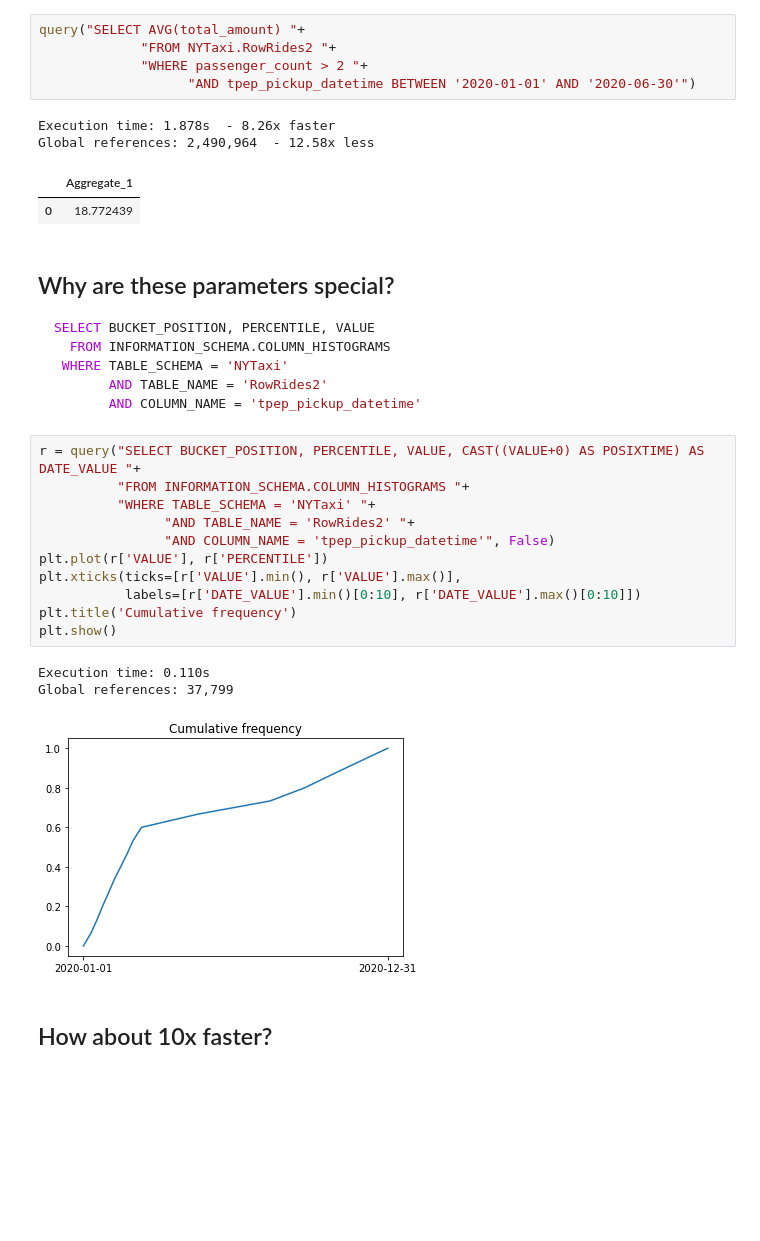
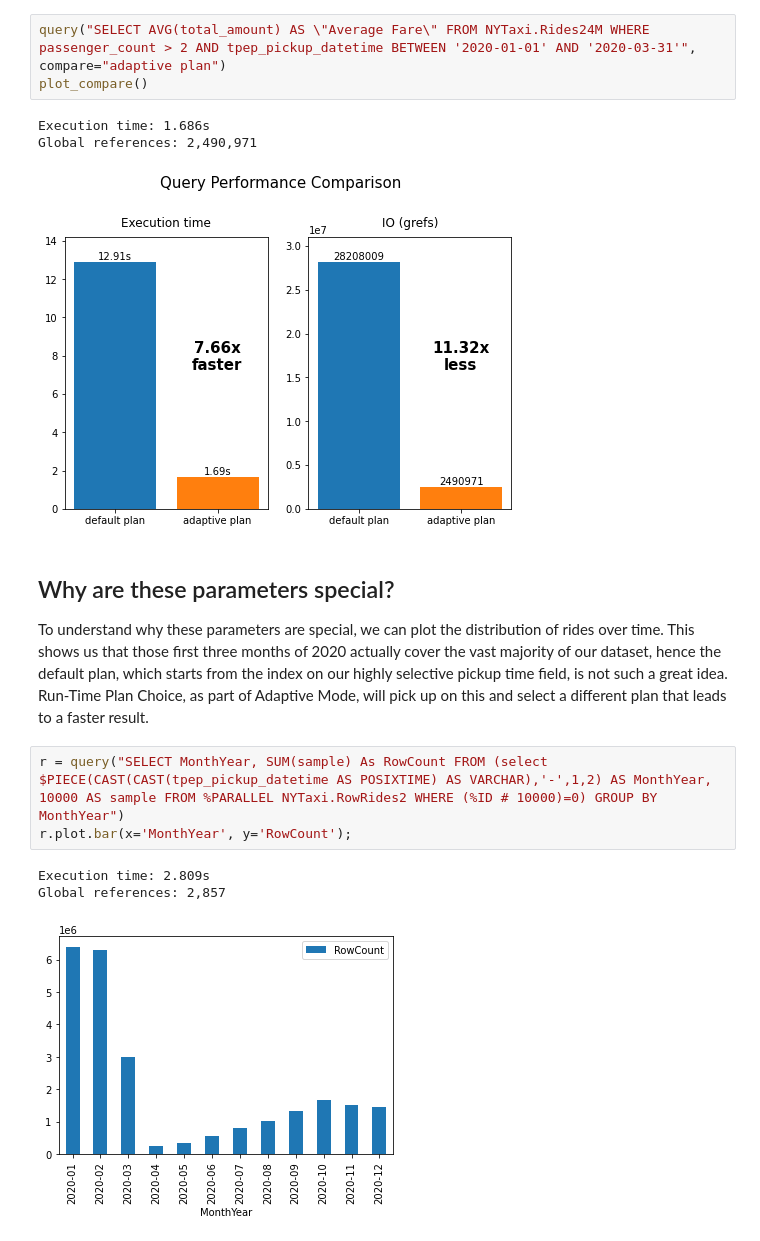
Before and after one commit to bdeboe/isc-taxi-demo, a Jupyter notebook: src/python/demo-GS22-Keynote.ipynb, the cells around one changed output. Saved outputs shown, nothing was run; the diff lists cells and outputs as text; blank space fills up the shorter version.

````diff
--- a/src/python/demo-GS22-Keynote.ipynb
+++ b/src/python/demo-GS22-Keynote.ipynb
@@ -119,38 +213,19 @@ WHERE passenger_count > 2
 ```
 # %%
-query("SELECT AVG(total_amount) "+
-             "FROM NYTaxi.RowRides2 "+
-             "WHERE passenger_count > 2 "+
-                   "AND tpep_pickup_datetime BETWEEN '2020-01-01' AND '2020-06-30'")
+query("SELECT AVG(total_amount) AS \"Average Fare\" FROM NYTaxi.Rides24M WHERE passenger_count > 2 AND tpep_pickup_datetime BETWEEN '2020-01-01' AND '2020-03-31'", compare="adaptive plan")
+plot_compare()
 # %% [output]
-Execution time: 1.878s  - 8.26x faster
-Global references: 2,490,964  - 12.58x less
+Execution time: 1.686s
+Global references: 2,490,971
-|  | Aggregate_1 |
-| 0 | 18.772439 |
+[figure, added]
 # %% [markdown]
 ## Why are these parameters special?
 
-```sql
-SELECT BUCKET_POSITION, PERCENTILE, VALUE
-  FROM INFORMATION_SCHEMA.COLUMN_HISTOGRAMS
- WHERE TABLE_SCHEMA = 'NYTaxi'
-       AND TABLE_NAME = 'RowRides2'
-       AND COLUMN_NAME = 'tpep_pickup_datetime'
-```
+To understand why these parameters are special, we can plot the distribution of rides over time. This shows us that those first three months of 2020 actually cover the vast majority of our dataset, hence the default plan, which starts from the index on our highly selective pickup time field, is not such a great idea. Run-Time Plan Choice, as part of Adaptive Mode, will pick up on this and select a different plan that leads to a faster result.
-# %%
-r = query("SELECT BUCKET_POSITION, PERCENTILE, VALUE, CAST((VALUE+0) AS POSIXTIME) AS DATE_VALUE "+
-          "FROM INFORMATION_SCHEMA.COLUMN_HISTOGRAMS "+
-          "WHERE TABLE_SCHEMA = 'NYTaxi' "+
-                "AND TABLE_NAME = 'RowRides2' "+
-                "AND COLUMN_NAME = 'tpep_pickup_datetime'", False)
-plt.plot(r['VALUE'], r['PERCENTILE'])
-plt.xticks(ticks=[r['VALUE'].min(), r['VALUE'].max()],
-           labels=[r['DATE_VALUE'].min()[0:10], r['DATE_VALUE'].max()[0:10]])
-plt.title('Cumulative frequency')
-plt.show()
-# %% [output]
-Execution time: 0.110s
-Global references: 37,799
-[figure, removed]
-# %% [markdown]
-## How about 10x faster?
+# %%
+r = query("SELECT MonthYear, SUM(sample) As RowCount FROM (select $PIECE(CAST(CAST(tpep_pickup_datetime AS POSIXTIME) AS VARCHAR),'-',1,2) AS MonthYear, 10000 AS sample FROM %PARALLEL NYTaxi.RowRides2 WHERE (%ID # 10000)=0) GROUP BY MonthYear")
+r.plot.bar(x='MonthYear', y='RowCount');
+# %% [output]
+Execution time: 2.809s
+Global references: 2,857
+[figure, added]
````
Also changed, not shown: parts of 13 cells of this notebook, 2 other files.
